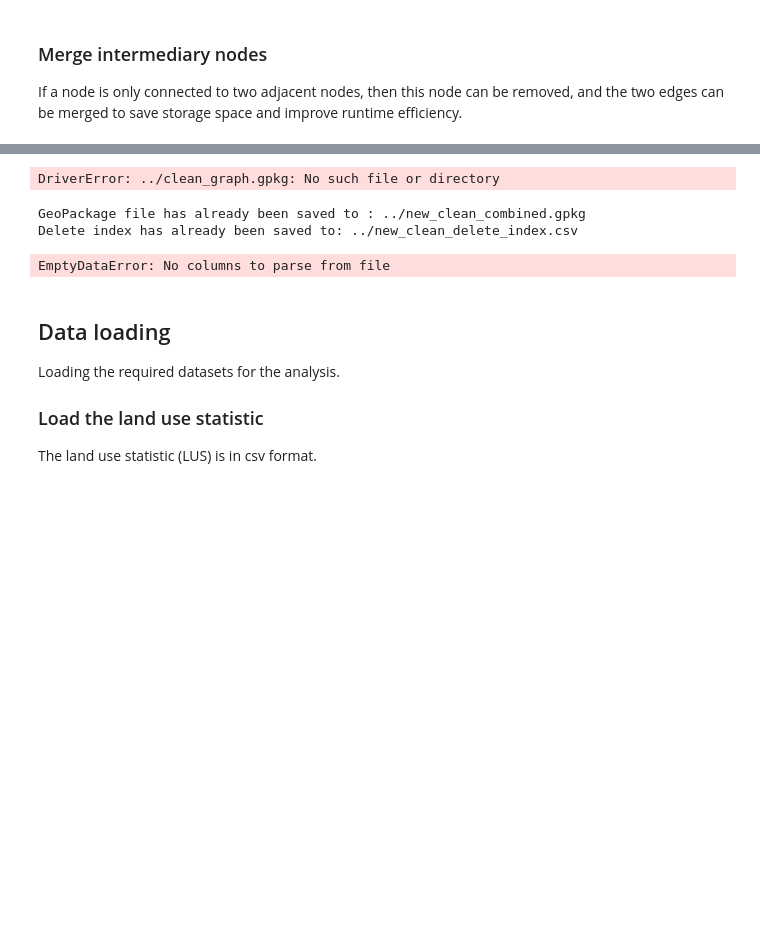
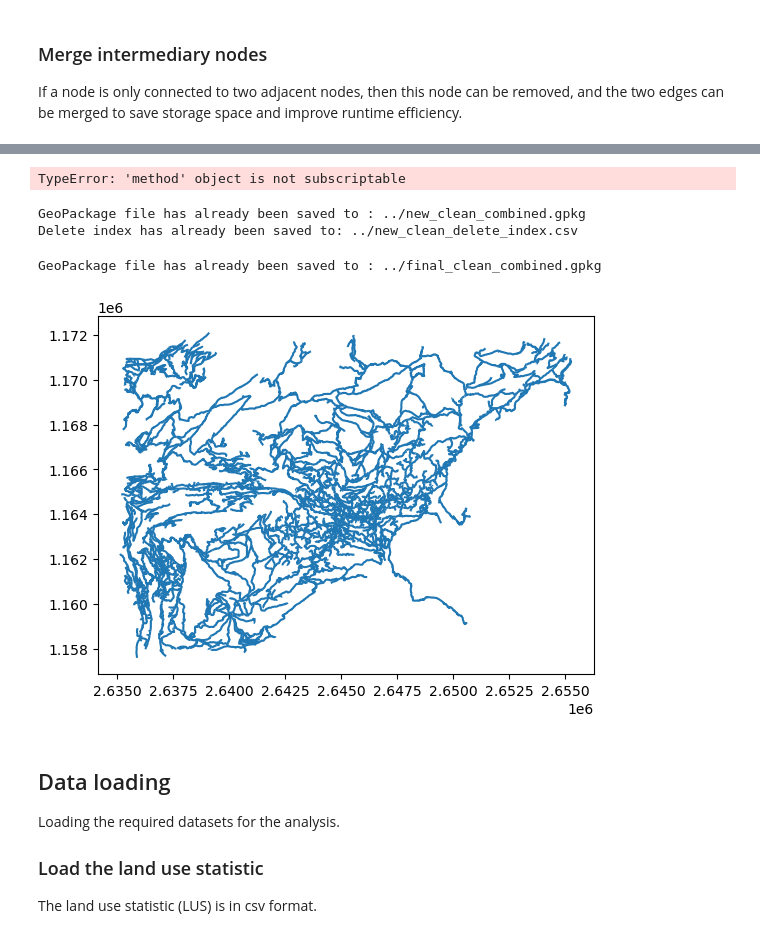
Before and after one commit to catsonthewall/G877_Alivand, a Jupyter notebook: Geo877_Alivand.ipynb, the cells around one changed output, grey strips where cells are left out. Saved outputs shown, nothing was run; the diff lists cells and outputs as text; code cells hidden in the pictures; blank space fills up the shorter version.

```diff
--- a/Geo877_Alivand.ipynb
+++ b/Geo877_Alivand.ipynb
@@ -597,7 +592,7 @@ class Point():
         return values
 # %%
 # Reload the cleaned graph data
-gdf = gpd.read_file('../clean_graph.gpkg')
+gdf = gpd.read_file('./data/clean_graph.gpkg')
 graph = preprocess_gdf(gdf, graph=Graph())
 
 geom = []
@@ -633,7 +628,7 @@ for node_idx in tqdm(mitnodes, desc="processing"):
     print(merged_multilinestring)
     geom.append(merged_multilinestring)
 # %% [output]
-DriverError: ../clean_graph.gpkg: No such file or directory
+TypeError: 'method' object is not subscriptable
 # %%
 # Create a new GeoDataFrame containing the merged geometries
 gdf = gpd.GeoDataFrame(geometry=geom, crs='EPSG:2056')
@@ -655,14 +650,14 @@ GeoPackage file has already been saved to : ../new_clean_combined.gpkg
 Delete index has already been saved to: ../new_clean_delete_index.csv
 # %%
 # Load the indices of geometries to delete
-to_delete = pd.read_csv("../new_clean_delete_index.csv")
+to_delete = pd.read_csv("./new_clean_delete_index.csv")
 
 # Load the combined GeoPackage file
-input_file = ('../new_clean_combined.gpkg')
+input_file = ('./new_clean_combined.gpkg')
 combined_gdf = gpd.read_file(input_file)
 
 # Load the original cleaned graph GeoPackage file
-gdf = gpd.read_file('../clean_graph.gpkg')
+gdf = gpd.read_file('./clean_graph.gpkg')
 
 # Initialize a matplotlib figure and axis for plotting
 fig, ax = plt.subplots()
@@ -670,34 +665,35 @@ fig, ax = plt.subplots()
 # Convert the to_delete DataFrame to a list
 to_delete_list = to_delete.iloc[:, 0].tolist()
 
 # Remove geometries from gdf based on indices in to_delete_list
 gdf.drop(to_delete_list, inplace=True)
 gdf.reset_index(drop=True, inplace=True)
 
 # Keep only the 'SHAPE_Length' and 'geometry' columns in gdf
 gdf = gdf[['SHAPE_Length','geometry']]
 
 # Rename the 'length' column in combined_gdf to 'SHAPE_Length'
 combined_gdf.rename(columns={'length': 'SHAPE_Length'}, inplace=True)
 
 # Concatenate gdf and combined_gdf along rows, ignoring index
 new_gdf = pd.concat([gdf.reset_index(drop=True), combined_gdf.reset_index(drop=True)], axis=0, ignore_index=True)
 
 # Save the combined GeoPackage file
 output_file =('../final_clean_combined.gpkg')
 new_gdf.to_file(output_file, driver='GPKG')
 
 # Reset the index of new_gdf
 new_gdf.reset_index(drop=True, inplace=True)
 
 # Print the path to the saved GeoPackage file
 print(f"GeoPackage file has already been saved to : {output_file}")
 
 # Plot the geometries in new_gdf
 new_gdf.plot(ax=ax)
 plt.show()
 # %% [output]
-EmptyDataError: No columns to parse from file
+GeoPackage file has already been saved to : ../final_clean_combined.gpkg
+[figure, added]
 # %% [markdown]
 ## Data loading
 
```
Also changed, not shown: parts of 11 cells of this notebook, 1 other file.
